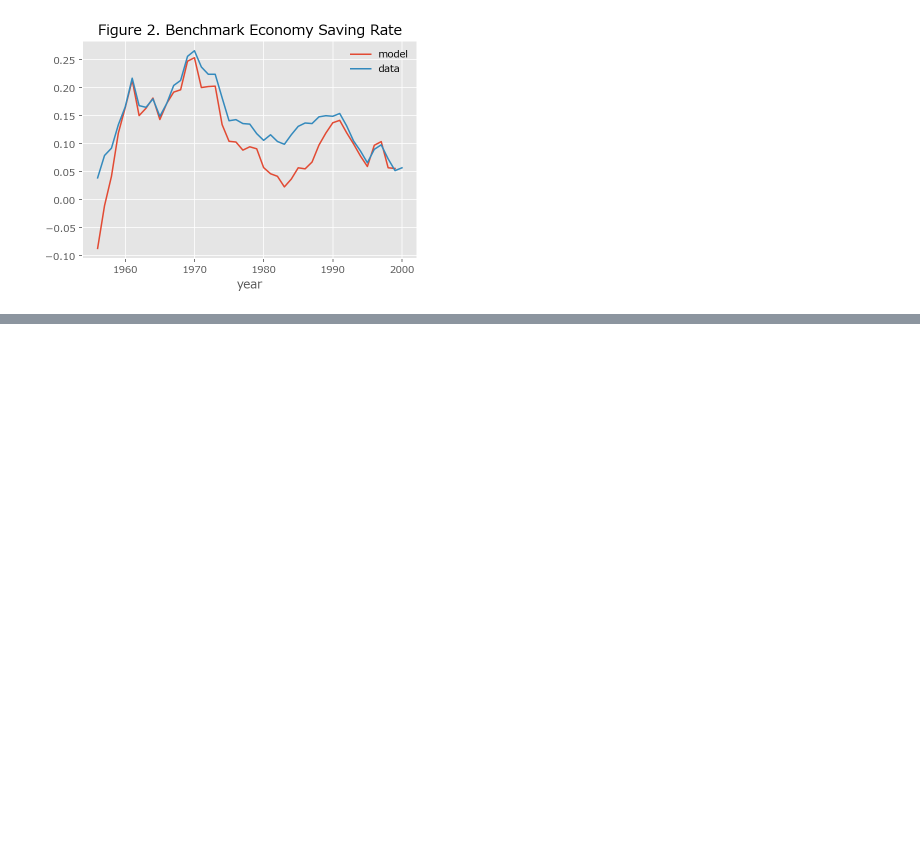
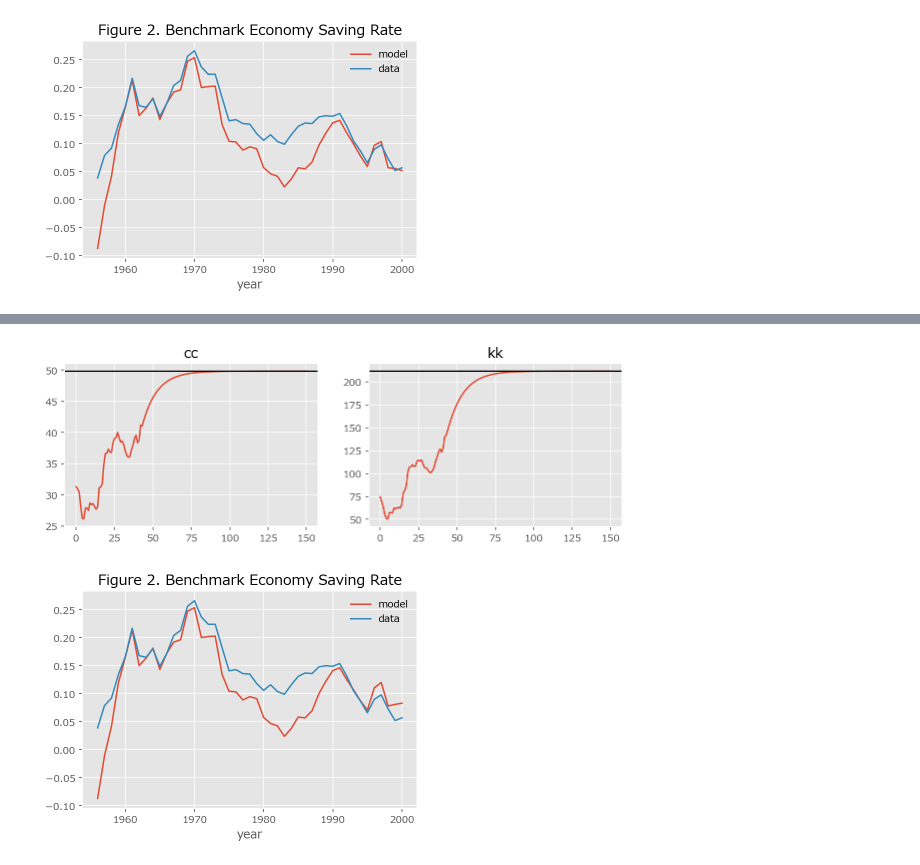
Before and after one commit to Alalalalaki/Econ-Paper-Notes, a Jupyter notebook: Macro/JapanSavingRate.ipynb, the cells around one changed output, grey strips where cells are left out. Drawn from its saved outputs; the diff is of its cells as text; code cells hidden in the pictures; blank space fills up the shorter version.

Commit message:
Rewrite code in JapanSavingRate.

```diff
--- a/Macro/JapanSavingRate.ipynb
+++ b/Macro/JapanSavingRate.ipynb
@@ -271,0 +298,2 @@ tau=tau[:N]
+# %%
+t, res = shooting_model(m)
@@ -272,6 +334,9 @@ tau=tau[:N]
 # %%
-fig, ax = plt.subplots(1, 2, figsize=(10,3))
-ax[0].plot(cc,); ax[0].set_title('cc'); ax[0].axhline(c_ss, c='black');
-ax[1].plot(kk,); ax[1].set_title('kk'); ax[1].axhline(k_ss, c='black');
+def draw_converg(res, m):
+    fig, ax = plt.subplots(1, 2, figsize=(10,3))
+    ax[0].plot(res.c,); ax[0].set_title('cc'); ax[0].axhline(m.c_ss, c='black')
+    ax[1].plot(res.k,); ax[1].set_title('kk'); ax[1].axhline(m.k_ss, c='black')
+
+draw_converg(res, m)
 # %% [output]
 [figure]
@@ -288,8 +343,9 @@ result1 = pd.DataFrame({'year':year[:N],'k':kk, 'c':cc, 'y':yy,
 # %%
-fig,ax=plt.subplots()
-result1[:44].plot('year','saverate', label='model', ax=ax)
-df.plot('year', 'jsrate', label='data', ax=ax)
-ax.set_title('Figure 2. Benchmark Economy Saving Rate')
-plt.show();
+def draw_savrate(res, m, title='Figure 2. Benchmark Economy Saving Rate'):
+    fig,ax=plt.subplots()
+    res[:m.t_data].plot('year','saverate', label='model', ax=ax)
+    df.plot('year', 'jsrate', label='data', ax=ax)
+    ax.set_title(title)
+draw_savrate(res, m)
 # %% [output]
 [figure]
@@ -295,0 +356,5 @@ plt.show();
+# %%
+re = df.iloc[-1]
+m = JSRM(df, pop_ss=re['pop'], gamma_ss=re.gamma, gov_ss=re.gov,
+         delta_ss=re.delta, tau_ss=re.tau, labor=re.hh)
+t, res = shooting_model(m)
@@ -295,0 +396,6 @@ plt.show();
+# %%
+draw_converg(res, m)
+draw_savrate(res, m)
+# %% [output]
+[figure, added]
+[figure, added]
```
Also changed, not shown: parts of 19 cells of this notebook, 1 other file.
